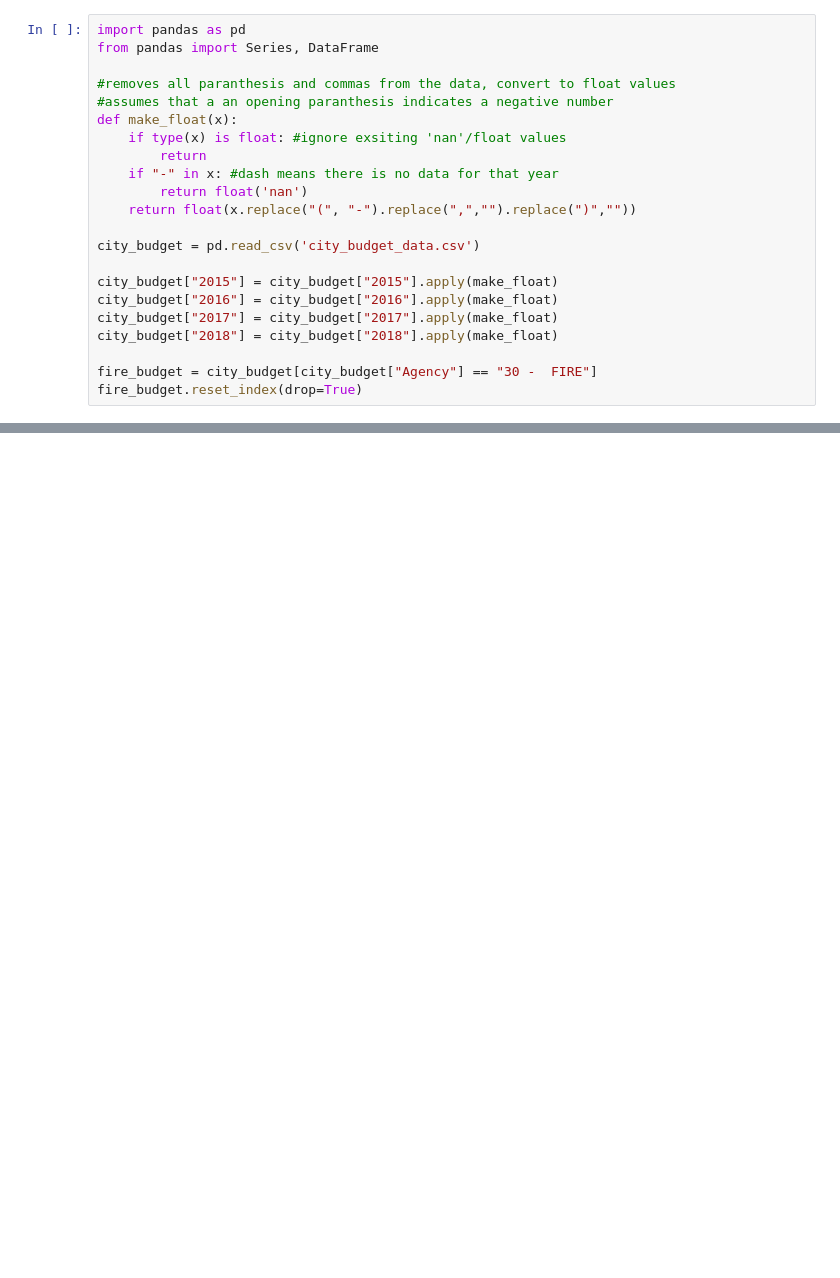
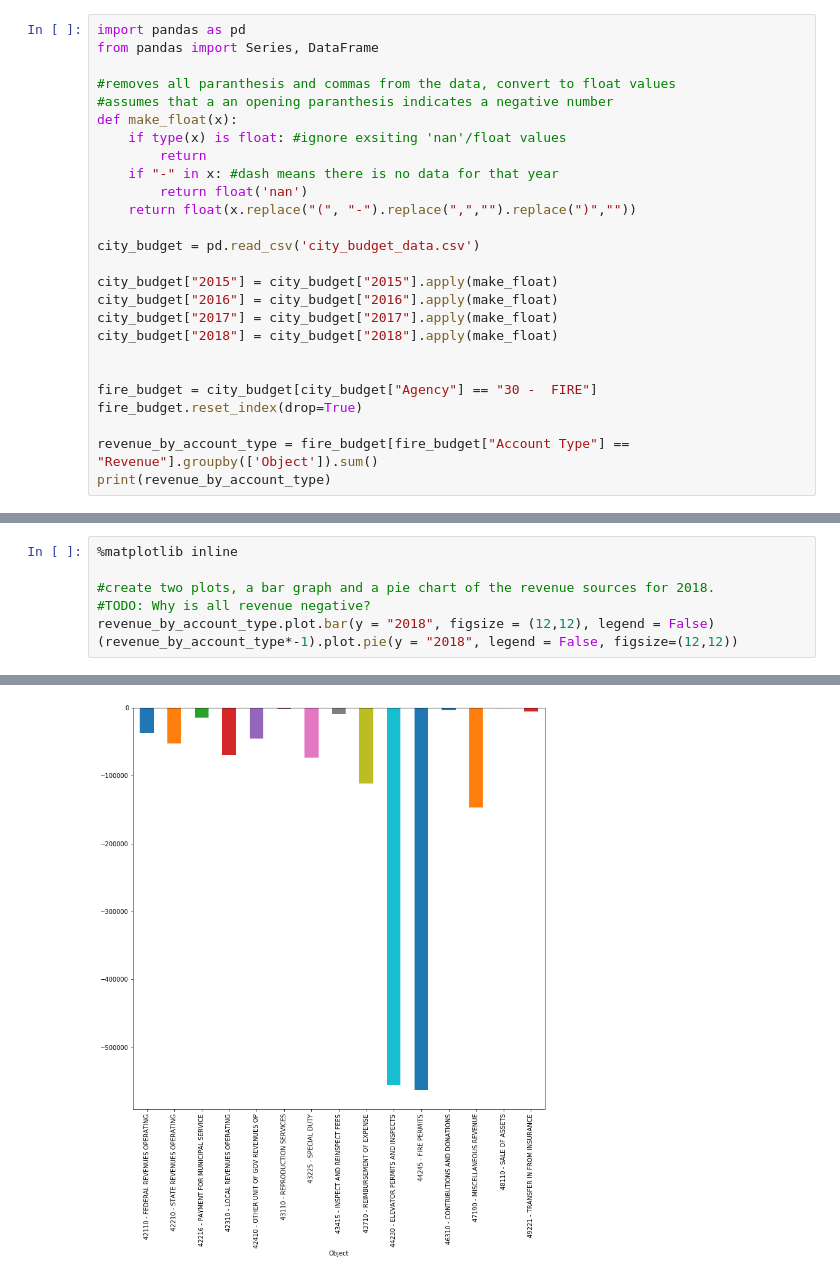
Before and after one commit to tylerharter/s19-city-t2, a Jupyter notebook: Fire/fire_analysis.ipynb, the cells around one changed output, grey strips where cells are left out. Cells and saved outputs as stored; diff of their text form; blank space fills up the shorter version.

Commit message:
Added graph of fire agency revenue

```diff
--- a/Fire/fire_analysis.ipynb
+++ b/Fire/fire_analysis.ipynb
@@ -18,6 +18,10 @@ city_budget["2016"] = city_budget["2016"].apply(make_float)
 city_budget["2017"] = city_budget["2017"].apply(make_float)
 city_budget["2018"] = city_budget["2018"].apply(make_float)
 
+
 fire_budget = city_budget[city_budget["Agency"] == "30 -  FIRE"]
 fire_budget.reset_index(drop=True)
+
+revenue_by_account_type = fire_budget[fire_budget["Account Type"] == "Revenue"].groupby(['Object']).sum()
+print(revenue_by_account_type)
 # %% [output]
@@ -41,0 +45,8 @@ fire_budget.reset_index(drop=True)
+# %%
+%matplotlib inline
+
+#create two plots, a bar graph and a pie chart of the revenue sources for 2018.
+#TODO: Why is all revenue negative?
+revenue_by_account_type.plot.bar(y = "2018", figsize = (12,12), legend = False)
+(revenue_by_account_type*-1).plot.pie(y = "2018", legend = False, figsize=(12,12))
+# %% [output]
@@ -41,0 +54 @@ fire_budget.reset_index(drop=True)
+[figure, added]
```
Also changed, not shown: parts of 2 cells of this notebook.
